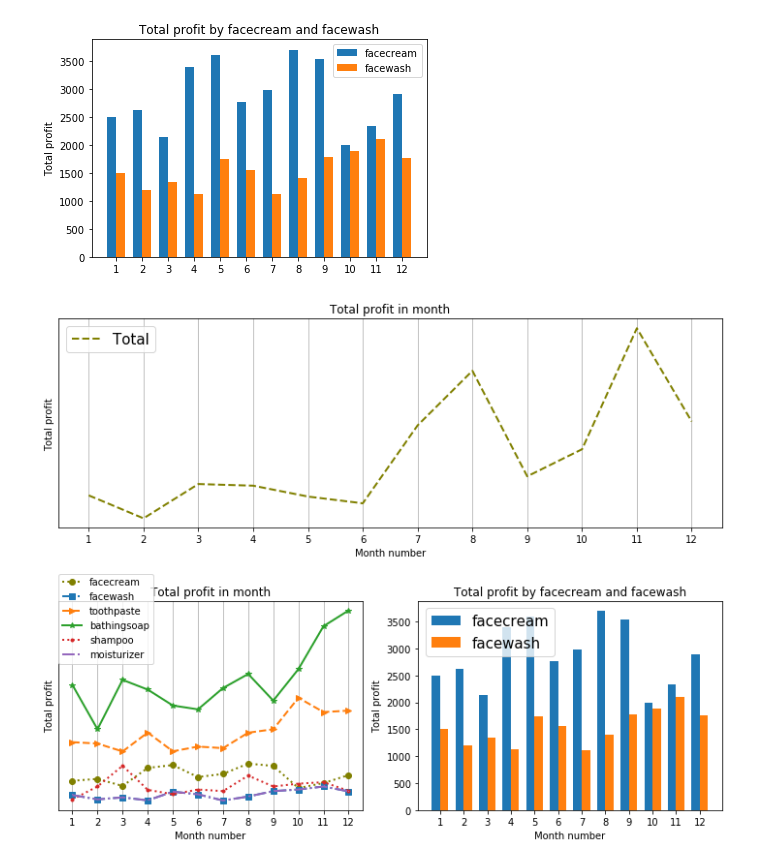
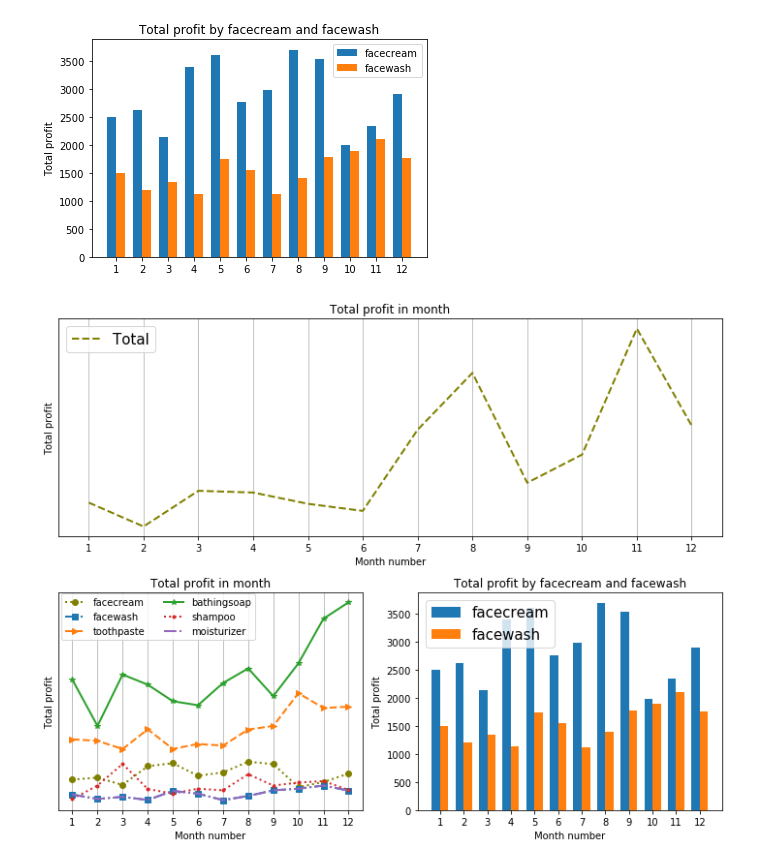
Before and after one commit to tolymbekovna/2020-winter-scipy, a Jupyter notebook: lab2-matplotlib.ipynb, the cells around one changed output. Cells and saved outputs as stored; diff of their text form; code cells hidden in the pictures.

Commit message:
Lab2 matplotlib correct legend

```diff
--- a/lab2-matplotlib.ipynb
+++ b/lab2-matplotlib.ipynb
@@ -95,32 +95,32 @@ plt.legend(shadow = False, fontsize = 15)
 axes_2 = plt.subplot(G[1, :-1])
 plt.xticks(())
 plt.yticks(())
 plt.plot(x,y1, color='olive', linewidth=2, linestyle='dotted',marker='o', label='facecream')
 plt.plot(x,y2, linewidth=2, linestyle='dashdot', marker="s", label='facewash')
 plt.plot(x,y3, linewidth=2, linestyle='dashed', marker=">", label='toothpaste')
 plt.plot(x,y4, linewidth=2, linestyle='solid', marker="*", label='bathingsoap')
 plt.plot(x,y5, linewidth=2, linestyle=':', marker=".", label='shampoo')
 plt.plot(x,y6, linewidth=2, linestyle='-.', marker=",", label='moisturizer')
 plt.title("Total profit in month")
 plt.xlabel("Month number")
 plt.grid()
 plt.ylabel("Total profit")
 plt.xticks(x)
-plt.legend(loc=(0, 0.7))
+plt.legend(loc=(0.01, 0.78),ncol=2)
 
 axes_3 = plt.subplot(G[1:, -1])
 width=0.35
 rects1 = plt.bar(x - width/2, y1, width, label='facecream')
 rects2 = plt.bar(x + width/2, y2, width, label='facewash')
 
 # Add some text for labels, title and custom x-axis tick labels, etc.
 plt.ylabel('Total profit')
 plt.title('Total profit by facecream and facewash')
 plt.xticks(x)
 plt.xlabel('Month number')
 plt.legend(shadow = False, fontsize = 15)
 
 plt.tight_layout()
 plt.show()
 # %% [output]
-[figure, old version]
+[figure, new version]
```
